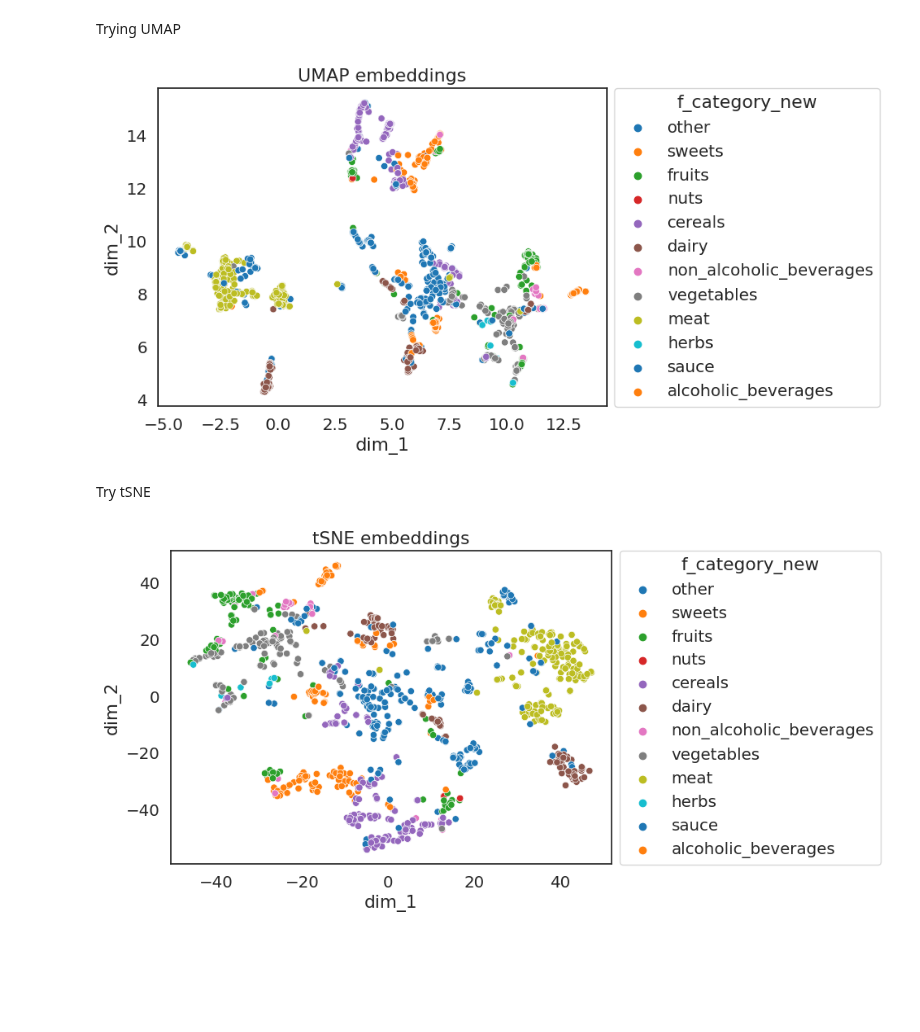
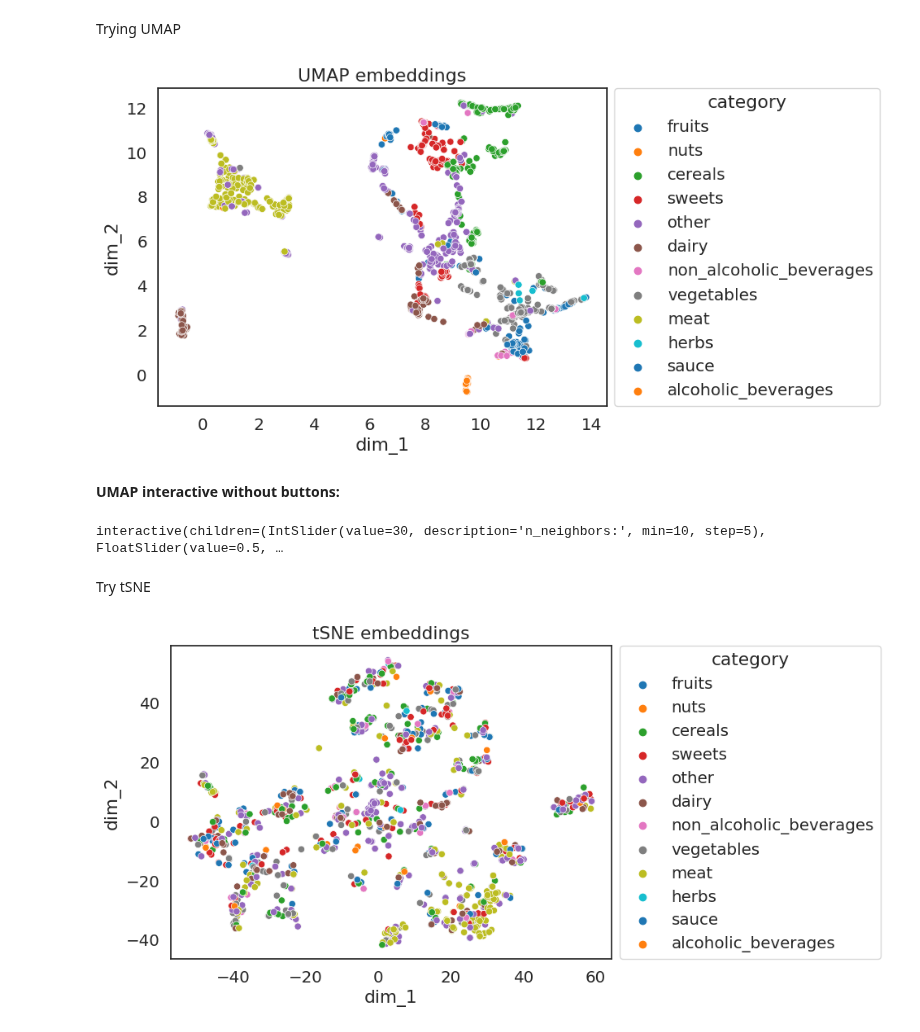
Before and after one commit to fsb-edu/ML4Food, a Jupyter notebook: auxilary_notebooks/Unsupervised_trial.ipynb, the cells around one changed output. Drawn from its saved outputs; the diff is of its cells as text; code cells hidden in the pictures; blank space fills up the shorter version.

```diff
--- a/auxilary_notebooks/Unsupervised_trial.ipynb
+++ b/auxilary_notebooks/Unsupervised_trial.ipynb
@@ -15,7 +16,7 @@ from umap import  UMAP
 # %% [markdown]
 ## Load the data
 # %%
-dataset = pd.read_csv('../data/swiss_food_composition_database_proc.csv')
+dataset = pd.read_csv('../data/swiss_food_composition_proc.csv', index_col=0)
 # %%
 #dataset = dataset.iloc[1:121, :] # working only with the first 120 food samples
 dataset
@@ -177,5 +40,5 @@ new_df_scaled
 # %%
-def visualize_data(data:pd.DataFrame, title:str):
+def visualize_data(data:pd.DataFrame, title:str, hue_value:str):
     sns.set(
     rc={'figure.figsize':(7, 5),
         'font.family': ['DejaVu Sans']},
@@ -184,8 +47,8 @@ def visualize_data(data:pd.DataFrame, title:str):
     with sns.plotting_context("notebook", font_scale=1.3):
         ax = sns.scatterplot(
         data=data,
-        x='dim_1', y='dim_2',
-        alpha=1, hue='f_category_new',
+        x=data.columns[0], y=data.columns[1],
+        alpha=1, hue= hue_value,
         palette='tab10'
     )
         ax.set(title=title)
@@ -233,4 +101,6 @@ data_after_umap = pd.concat([umap_components, new_df_scaled.iloc[:, 0]], axis=1)
 # %%
-visualize_data(data_after_umap, 'UMAP embeddings')
+visualize_data(data_after_umap, 'UMAP embeddings', hue_value='category')
 # %% [output]
-[figure, old version]
+[figure, new version]
+# %% [markdown]
+**UMAP interactive without buttons:**
@@ -237,15 +122,20 @@ visualize_data(data_after_umap, 'UMAP embeddings')
+# %%
+n_neighbors_slider = widgets.IntSlider(value=30, min=10, max=100, step=5, description='n_neighbors:')
+min_dist_slider = widgets.FloatSlider(value=0.5, min=0, max=1, step=0.05, description='min_dist:')
+widgets.interact(run_umap, n_neighbors=n_neighbors_slider, min_dist=min_dist_slider);
+# %% [output]
+interactive(children=(IntSlider(value=30, description='n_neighbors:', min=10, step=5), FloatSlider(value=0.5, …
 # %% [markdown]
 Try tSNE
 # %%
 tsne = TSNE(n_components=2, perplexity=20)
 tsne_components = pd.DataFrame(
-    data=tsne.fit_transform(new_df_scaled.iloc[:, 1:]),
+    data=tsne.fit_transform(dataset.iloc[:, 2:-1]),
     columns=['dim_1', 'dim_2']
 )
+data_after_tsne = pd.concat([tsne_components, dataset.iloc[:, 1]], axis=1)
+data_after_tsne.columns = ['dim_1', 'dim_2', 'category']
-# %%
-data_after_tsne = pd.concat([tsne_components, new_df_scaled.iloc[:, 0]], axis=1)
-#data_after_tsne
 # %%
-visualize_data(data_after_tsne, 'tSNE embeddings')
+visualize_data(data_after_tsne, 'tSNE embeddings', hue_value='category')
 # %% [output]
-[figure, old version]
+[figure, new version]
```
Also changed, not shown: parts of 21 cells of this notebook, 23 other files.
